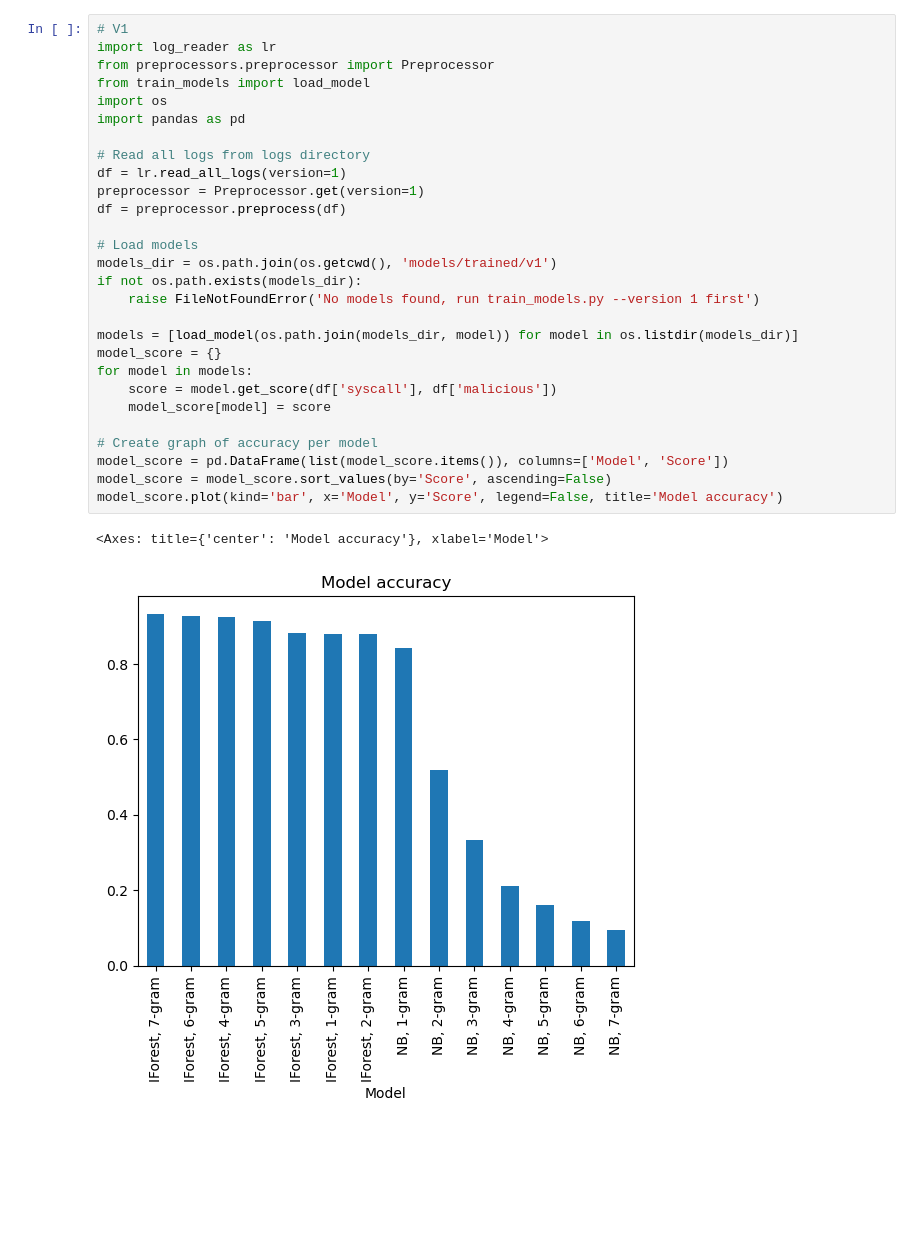
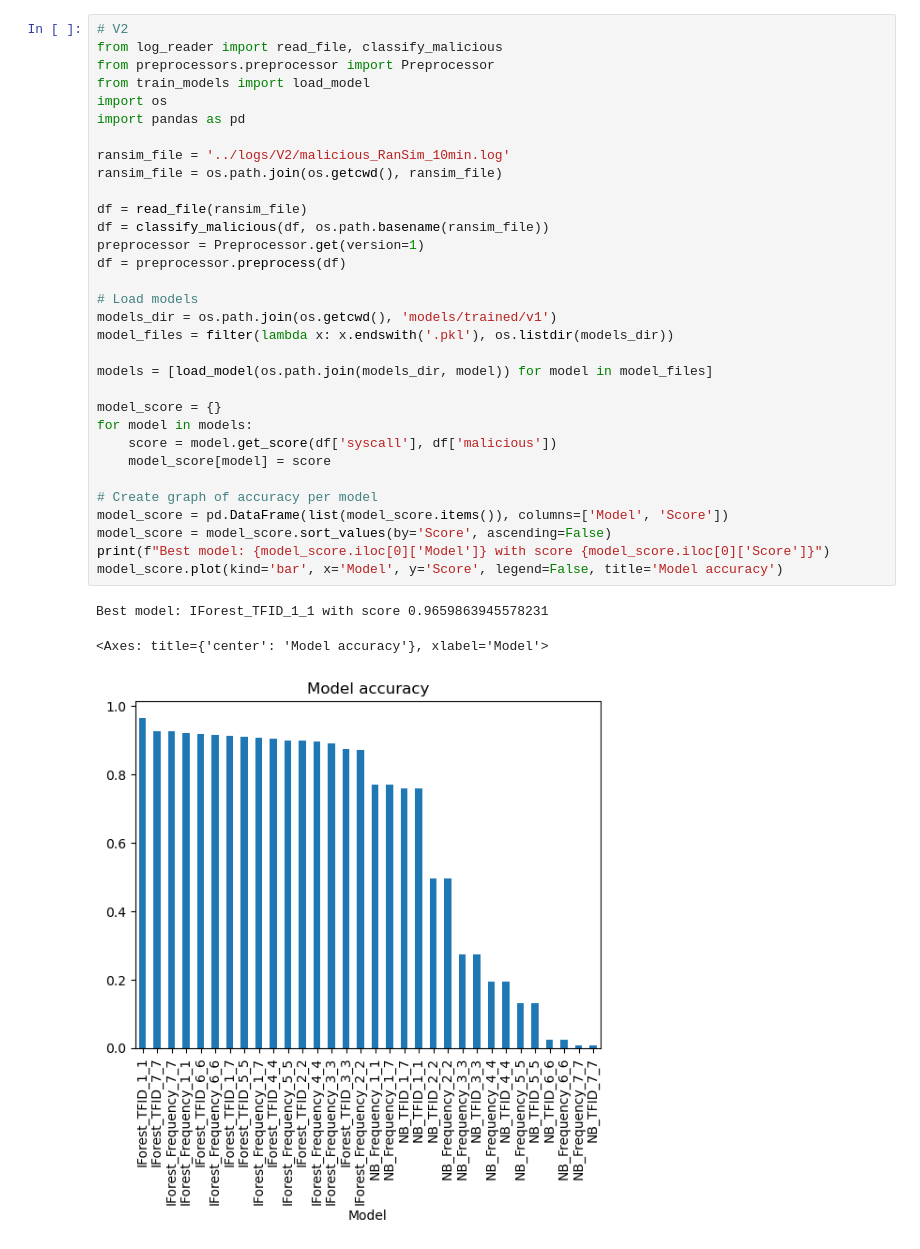
Before and after one commit to Cyber-Tracer/HyperDetect, a Jupyter notebook: controller/detection/model_performance.ipynb, the cells around one changed output. Saved outputs shown, nothing was run; the diff lists cells and outputs as text; blank space fills up the shorter version.

Commit message:
Test TfidfVectorizer, start comparison of models

```diff
--- a/controller/detection/model_performance.ipynb
+++ b/controller/detection/model_performance.ipynb
@@ -1,31 +46,36 @@
 # %%
-# V1
-import log_reader as lr
+# V2
+from log_reader import read_file, classify_malicious
 from preprocessors.preprocessor import Preprocessor
 from train_models import load_model
 import os
 import pandas as pd
 
-# Read all logs from logs directory
-df = lr.read_all_logs(version=1)
+ransim_file = '../logs/V2/malicious_RanSim_10min.log'
+ransim_file = os.path.join(os.getcwd(), ransim_file)
+
+df = read_file(ransim_file)
+df = classify_malicious(df, os.path.basename(ransim_file))
 preprocessor = Preprocessor.get(version=1)
 df = preprocessor.preprocess(df)
 
 # Load models
 models_dir = os.path.join(os.getcwd(), 'models/trained/v1')
-if not os.path.exists(models_dir):
-    raise FileNotFoundError('No models found, run train_models.py --version 1 first')
+model_files = filter(lambda x: x.endswith('.pkl'), os.listdir(models_dir))
 
-models = [load_model(os.path.join(models_dir, model)) for model in os.listdir(models_dir)]
+models = [load_model(os.path.join(models_dir, model)) for model in model_files]
+
 model_score = {}
 for model in models:
     score = model.get_score(df['syscall'], df['malicious'])
     model_score[model] = score
 
 # Create graph of accuracy per model
 model_score = pd.DataFrame(list(model_score.items()), columns=['Model', 'Score'])
 model_score = model_score.sort_values(by='Score', ascending=False)
+print(f"Best model: {model_score.iloc[0]['Model']} with score {model_score.iloc[0]['Score']}")
 model_score.plot(kind='bar', x='Model', y='Score', legend=False, title='Model accuracy')
 # %% [output]
-<Axes: title={'center': 'Model accuracy'}, xlabel='Model'>
+Best model: IForest_TFID_1_1 with score 0.9659863945578231
+<Axes: title={'center': 'Model accuracy'}, xlabel='Model'>
-[figure, old version]
+[figure, new version]
```
Also changed, not shown: parts of 2 cells of this notebook, 17 other files.
